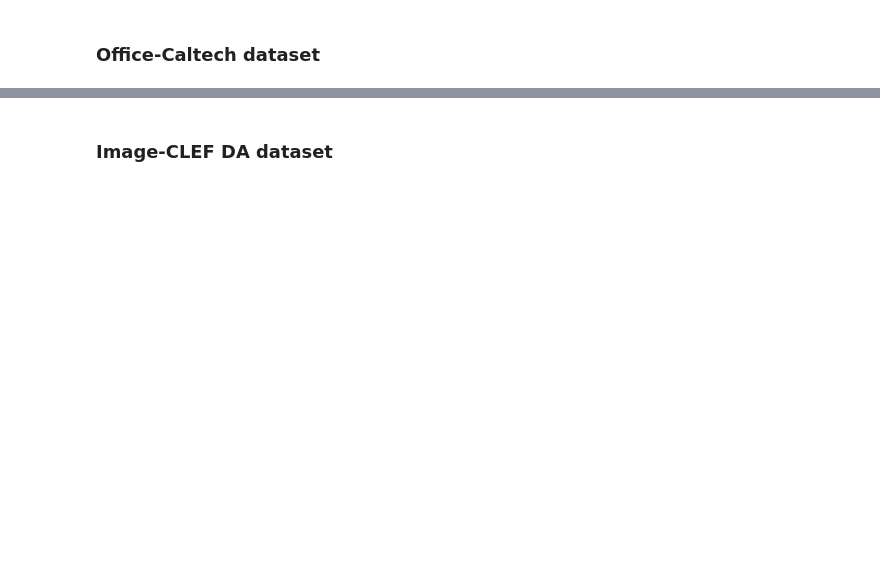
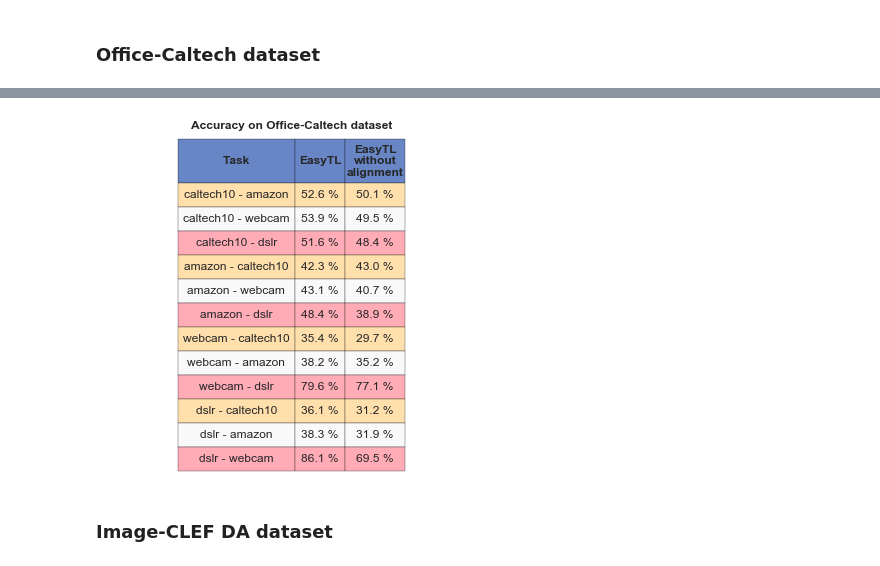
Before and after one commit to maryamhashemi/Transfer-Learning, a Jupyter notebook: phase3/EasyTL.ipynb, the cells around one changed output, grey strips where cells are left out. Saved outputs shown, nothing was run; the diff lists cells and outputs as text; code cells hidden in the pictures; blank space fills up the shorter version.

```diff
--- a/phase3/EasyTL.ipynb
+++ b/phase3/EasyTL.ipynb
@@ -175,12 +234,19 @@ EasyTL Acc: 82.5 %
 # %%
 datadir = 'Datasets/surf/'
 domain = ['caltech10', 'amazon', 'webcam', 'dslr']
+task = []
+EasyTL_Acc = []
+EasyTL_time = []
+EasyTL_without_alignment_Acc = []
+EasyTL_without_alignment_time = []
 
 for i in range(len(domain)):
     for j in range(len(domain)):
         if i == j:
             continue
+
         print("{} - {}".format(domain[i], domain[j]))
+        task.append("{} - {}".format(domain[i], domain[j]))
 
         mat1 = scipy.io.loadmat(datadir + '/{}_SURF_L10.mat'.format(domain[i]))
         mat2 = scipy.io.loadmat(datadir + '/{}_SURF_L10.mat'.format(domain[j]))
@@ -202,8 +268,17 @@ for i in range(len(domain)):
         t0 = time.time()
         _, Acc = EasyTL(Xs, Ys, Xt, Yt)
         t1 = time.time()
+        print("EasyTL Time Elapsed: {:.2f} sec".format(t1 - t0))
+        print('EasyTL Acc: {:.1f} %'.format(Acc * 100))
+        EasyTL_Acc.append('{:.1f} %'.format(Acc * 100))
+        EasyTL_time.append('{:.2f}'.format(t1 - t0))
 
-        print("Time Elapsed: {:.2f} sec".format(t1 - t0))
-        print('EasyTL Acc: {:.1f} %'.format(Acc * 100))
+        t0 = time.time()
+        _, Acc = EasyTL_without_alignment(Xs, Ys, Xt, Yt)
+        t1 = time.time()
+        print("EasyTL without alignment Time Elapsed: {:.2f} sec".format(t1 - t0))
+        print('EasyTL without alignment Acc: {:.1f} %'.format(Acc * 100))
+        EasyTL_without_alignment_Acc.append('{:.1f} %'.format(Acc * 100))
+        EasyTL_without_alignment_time.append('{:.2f}'.format(t1 - t0))
 # %% [output]
 caltech10 - amazon
@@ -226,3 +301,44 @@ EasyTL Acc: 69.5 %
+# %%
+df = pd.DataFrame({
+    'Task': task,
+    'EasyTL': EasyTL_Acc,
+    'EasyTL\nwithout\nalignment': EasyTL_without_alignment_Acc
+})[['Task', 'EasyTL', 'EasyTL\nwithout\nalignment']]
+
+table = plt.table(cellText=df.values,
+                  colWidths=[0.35, 0.15, 0.18],
+                  colLabels=df.columns,
+                  cellLoc='center',
+                  loc='upper center')
+table.auto_set_font_size(False)
+table.set_fontsize(12)
+table.scale(1, 2)
+
+for i in range(0, 3):
+    table[(0, i)].set_height(.2)
+    table[(0, i)].set_fontsize(12)
+    table[(0, i)].set_text_props(fontweight="bold")
+
+for i in range(len(task) + 1):
+    for j in range(0, 3):
+        if i == 0:
+            table[(i, j)].set_facecolor("#6886c5")
+        elif i % 3 == 0:
+            table[(i, j)].set_facecolor("#ffacb7")
+        elif i % 3 == 1:
+            table[(i, j)].set_facecolor("#ffe0ac")
+        else:
+            table[(i, j)].set_facecolor("#f9f9f9")
+
+title = 'Accuracy on Office-Caltech dataset'
+plt.title(title, fontweight="bold")
+plt.axis('off')
+
+plt.savefig(title + '.jpg', bbox_inches="tight", dpi=300)
+
+plt.show()
+# %% [output]
+[figure, added]
 # %% [markdown]
 ### Image-CLEF DA dataset
 # %%
```
Also changed, not shown: parts of 7 cells of this notebook.
